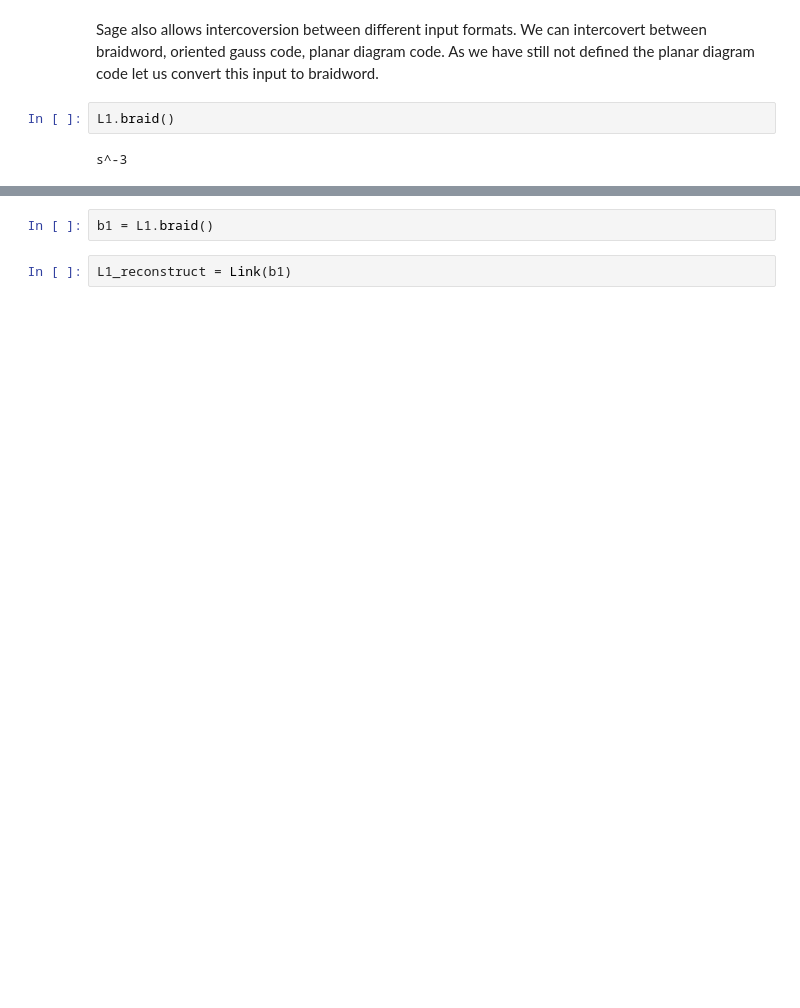
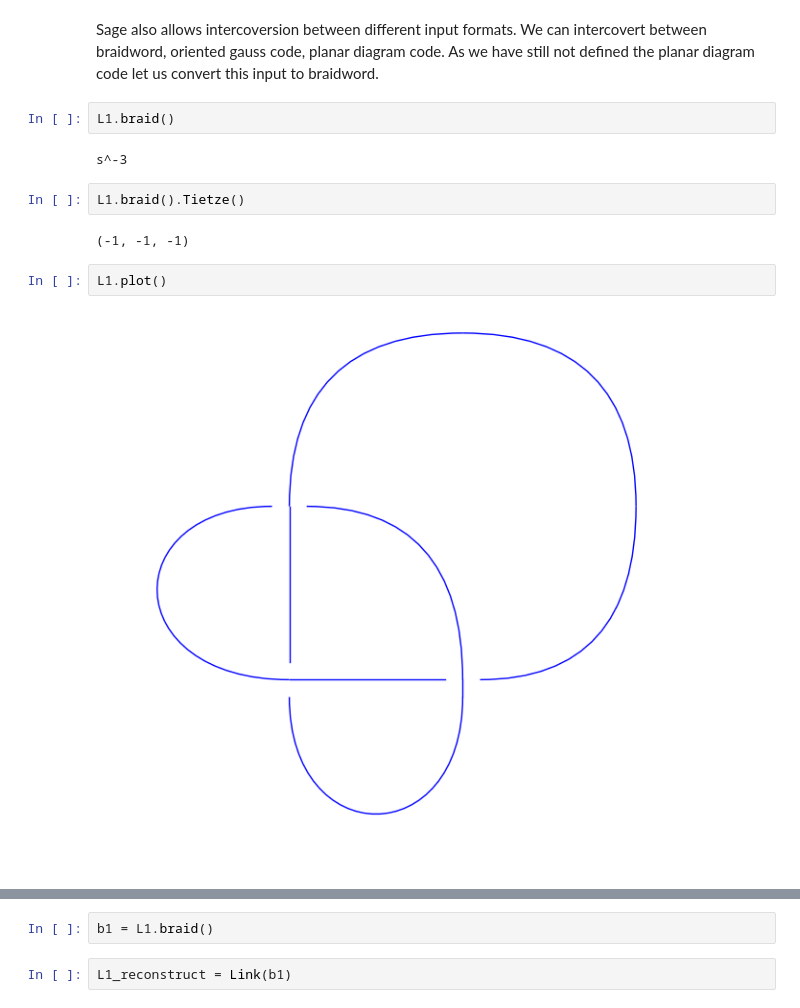
Before and after one commit to amitjamadagni/Conf, a Jupyter notebook: SageDays_78/Links, Knots.ipynb, the cells around one changed output, grey strips where cells are left out. Cells and saved outputs as stored; diff of their text form; blank space fills up the shorter version.

```diff
--- a/SageDays_78/Links, Knots.ipynb
+++ b/SageDays_78/Links, Knots.ipynb
@@ -144,3 +157,11 @@ Sage also allows intercoversion between different input formats. We can intercov
 L1.braid()
 # %% [output]
 s^-3
+# %%
+L1.braid().Tietze()
+# %% [output]
+(-1, -1, -1)
+# %%
+L1.plot()
+# %% [output]
+[figure, added]
```
Also changed, not shown: parts of 65 cells of this notebook, 2 other files.
